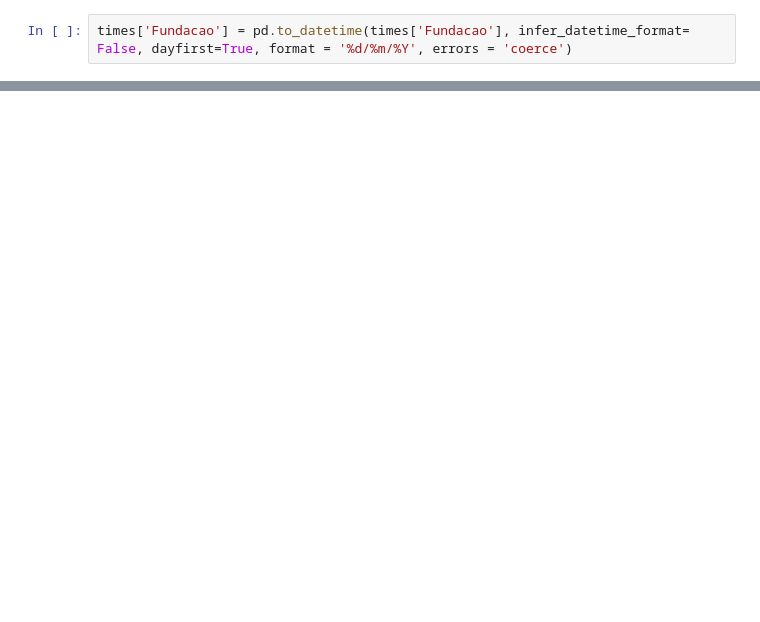
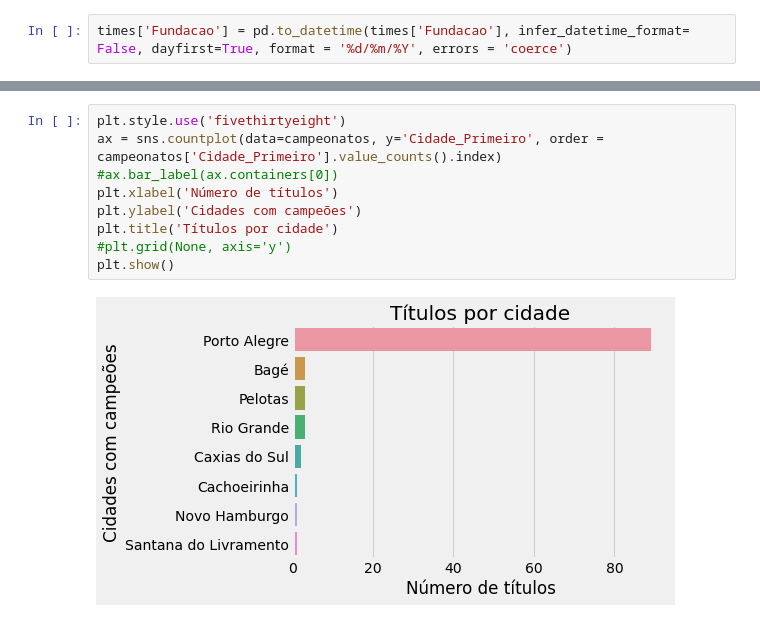
Before and after one commit to VitorBSP/Multiverso_greNAL, a Jupyter notebook: analise.ipynb, the cells around one changed output, grey strips where cells are left out. Saved outputs shown, nothing was run; the diff lists cells and outputs as text; blank space fills up the shorter version.

```diff
--- a/analise.ipynb
+++ b/analise.ipynb
@@ -43,0 +138,11 @@ dtype: object
+# %%
+plt.style.use('fivethirtyeight')
+ax = sns.countplot(data=campeonatos, y='Cidade_Primeiro', order = campeonatos['Cidade_Primeiro'].value_counts().index)
+#ax.bar_label(ax.containers[0])
+plt.xlabel('Número de títulos')
+plt.ylabel('Cidades com campeões')
+plt.title('Títulos por cidade')
+#plt.grid(None, axis='y')
+plt.show()
+# %% [output]
+[figure, added]
```
Also changed, not shown: parts of 30 cells of this notebook, 2 other files.
